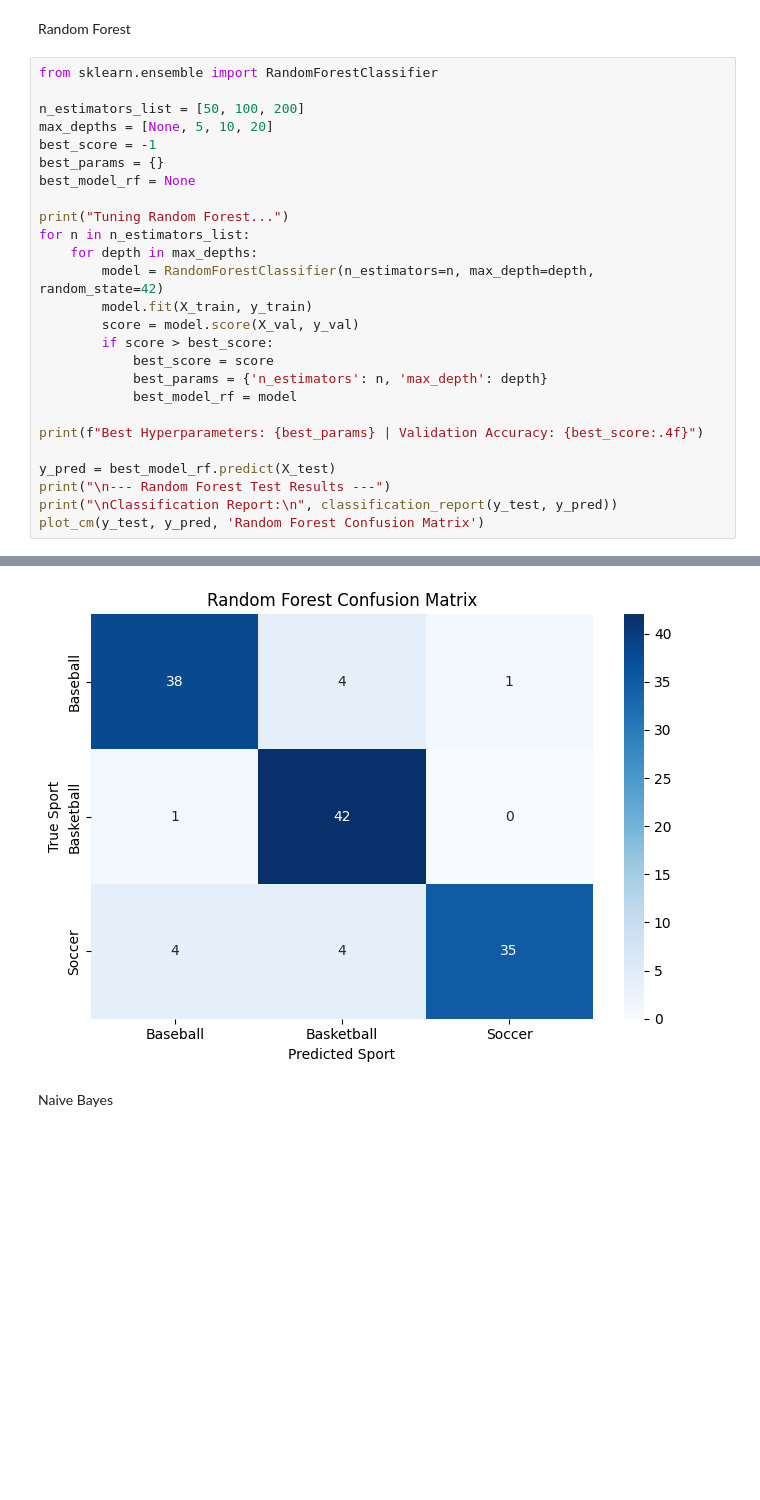
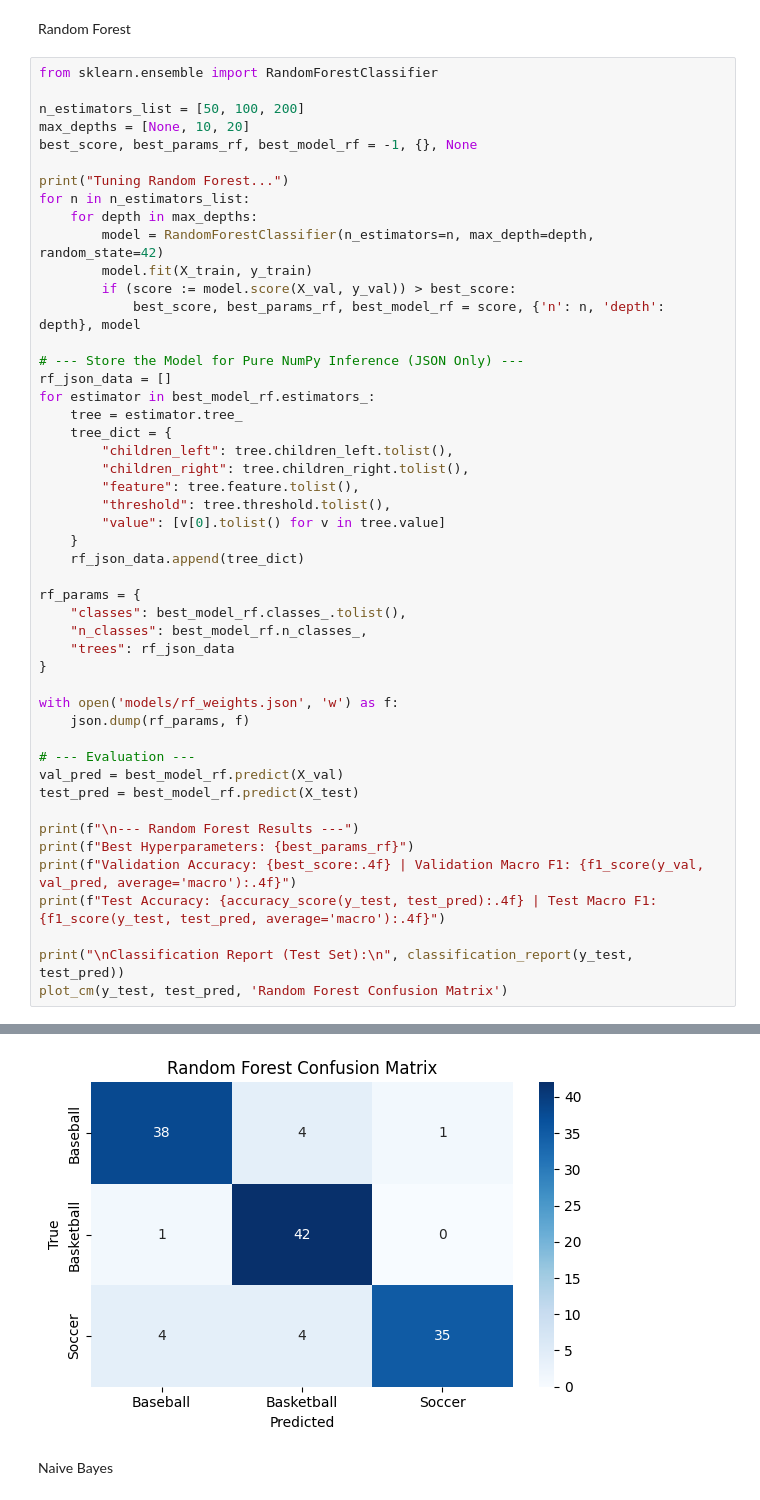
Before and after one commit to Lapis-Lazuli-31415/CSC311-Project, a Jupyter notebook: proposal_code/data_exploration.ipynb, the cells around one changed output, grey strips where cells are left out. Cells and saved outputs as stored; diff of their text form; blank space fills up the shorter version.

```diff
--- a/proposal_code/data_exploration.ipynb
+++ b/proposal_code/data_exploration.ipynb
@@ -1112,27 +1128,49 @@ Random Forest
 from sklearn.ensemble import RandomForestClassifier
 
 n_estimators_list = [50, 100, 200]
-max_depths = [None, 5, 10, 20]
-best_score = -1
-best_params = {}
-best_model_rf = None
+max_depths = [None, 10, 20]
+best_score, best_params_rf, best_model_rf = -1, {}, None
 
 print("Tuning Random Forest...")
 for n in n_estimators_list:
     for depth in max_depths:
         model = RandomForestClassifier(n_estimators=n, max_depth=depth, random_state=42)
         model.fit(X_train, y_train)
-        score = model.score(X_val, y_val)
-        if score > best_score:
-            best_score = score
-            best_params = {'n_estimators': n, 'max_depth': depth}
-            best_model_rf = model
+        if (score := model.score(X_val, y_val)) > best_score:
+            best_score, best_params_rf, best_model_rf = score, {'n': n, 'depth': depth}, model
 
-print(f"Best Hyperparameters: {best_params} | Validation Accuracy: {best_score:.4f}")
+# --- Store the Model for Pure NumPy Inference (JSON Only) ---
+rf_json_data = []
+for estimator in best_model_rf.estimators_:
+    tree = estimator.tree_
+    tree_dict = {
+        "children_left": tree.children_left.tolist(),
+        "children_right": tree.children_right.tolist(),
+        "feature": tree.feature.tolist(),
+        "threshold": tree.threshold.tolist(),
+        "value": [v[0].tolist() for v in tree.value]
+    }
+    rf_json_data.append(tree_dict)
 
-y_pred = best_model_rf.predict(X_test)
-print("\n--- Random Forest Test Results ---")
-print("\nClassification Report:\n", classification_report(y_test, y_pred))
-plot_cm(y_test, y_pred, 'Random Forest Confusion Matrix')
+rf_params = {
+    "classes": best_model_rf.classes_.tolist(),
+    "n_classes": best_model_rf.n_classes_,
+    "trees": rf_json_data
+}
+
+with open('models/rf_weights.json', 'w') as f:
+    json.dump(rf_params, f)
+
+# --- Evaluation ---
+val_pred = best_model_rf.predict(X_val)
+test_pred = best_model_rf.predict(X_test)
+
+print(f"\n--- Random Forest Results ---")
+print(f"Best Hyperparameters: {best_params_rf}")
+print(f"Validation Accuracy: {best_score:.4f} | Validation Macro F1: {f1_score(y_val, val_pred, average='macro'):.4f}")
+print(f"Test Accuracy: {accuracy_score(y_test, test_pred):.4f} | Test Macro F1: {f1_score(y_test, test_pred, average='macro'):.4f}")
+
+print("\nClassification Report (Test Set):\n", classification_report(y_test, test_pred))
+plot_cm(y_test, test_pred, 'Random Forest Confusion Matrix')
 # %% [output]
 Tuning Random Forest...
@@ -1144,13 +1184,13 @@ Classification Report:
                precision    recall  f1-score   support
 
            0       0.88      0.88      0.88        43
            1       0.84      0.98      0.90        43
            2       0.97      0.81      0.89        43
 
     accuracy                           0.89       129
    macro avg       0.90      0.89      0.89       129
 weighted avg       0.90      0.89      0.89       129
-[figure, old version]
+[figure, new version]
 # %% [markdown]
 Naive Bayes
 # %%
```
Also changed, not shown: parts of 5 cells of this notebook, 5 other files.
